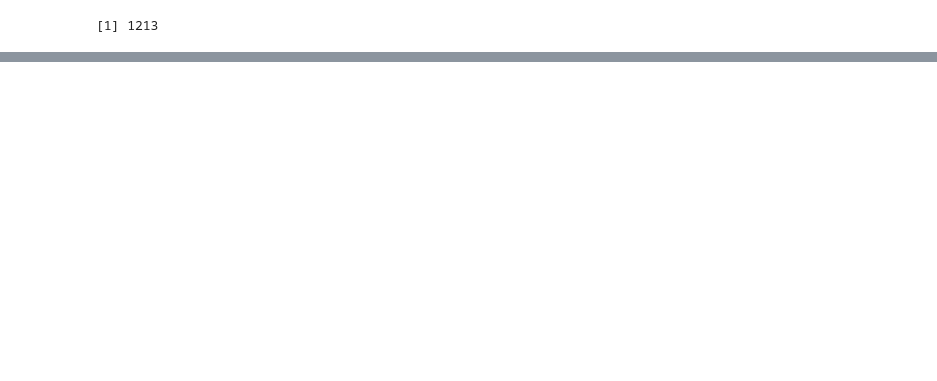
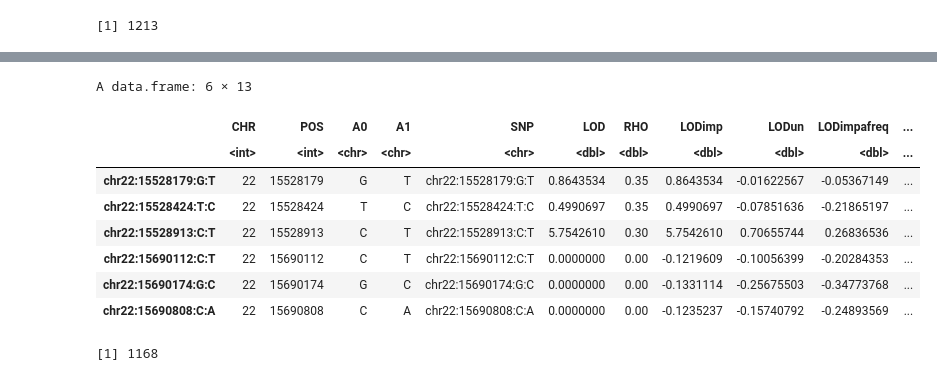
Before and after one commit to gaow/SEQLinkage, a Jupyter notebook: nbs/Result_summary_R.ipynb, the cells around one changed output, grey strips where cells are left out. Drawn from its saved outputs; the diff is of its cells as text; code cells hidden in the pictures; blank space fills up the shorter version.

```diff
--- a/nbs/Result_summary_R.ipynb
+++ b/nbs/Result_summary_R.ipynb
@@ -208,0 +228,12 @@ A data.frame: 67100 × 10
+# %%
+head(grid_chr22)
+# %% [output]
+A data.frame: 6 × 13
+|  | CHR | POS | A0 | A1 | SNP | LOD | RHO | LODimp | LODun | LODimpafreq | ... |
+|  | <int> | <int> | <chr> | <chr> | <chr> | <dbl> | <dbl> | <dbl> | <dbl> | <dbl> | ... |
+| chr22:15528179:G:T | 22 | 15528179 | G | T | chr22:15528179:G:T | 0.8643534 | 0.35 | 0.8643534 | -0.01622567 | -0.05367149 | ... |
+| chr22:15528424:T:C | 22 | 15528424 | T | C | chr22:15528424:T:C | 0.4990697 | 0.35 | 0.4990697 | -0.07851636 | -0.21865197 | ... |
+| chr22:15528913:C:T | 22 | 15528913 | C | T | chr22:15528913:C:T | 5.7542610 | 0.30 | 5.7542610 | 0.70655744 | 0.26836536 | ... |
+| chr22:15690112:C:T | 22 | 15690112 | C | T | chr22:15690112:C:T | 0.0000000 | 0.00 | -0.1219609 | -0.10056399 | -0.20284353 | ... |
+| chr22:15690174:G:C | 22 | 15690174 | G | C | chr22:15690174:G:C | 0.0000000 | 0.00 | -0.1331114 | -0.25675503 | -0.34773768 | ... |
+| chr22:15690808:C:A | 22 | 15690808 | C | A | chr22:15690808:C:A | 0.0000000 | 0.00 | -0.1235237 | -0.15740792 | -0.24893569 | ... |
@@ -208,0 +246,4 @@ A data.frame: 67100 × 10
+# %%
+sum(grid_chr22$LODgeno>3.3)
+# %% [output]
+[1] 1168
```
Also changed, not shown: parts of 13 cells of this notebook, 13 other files.
